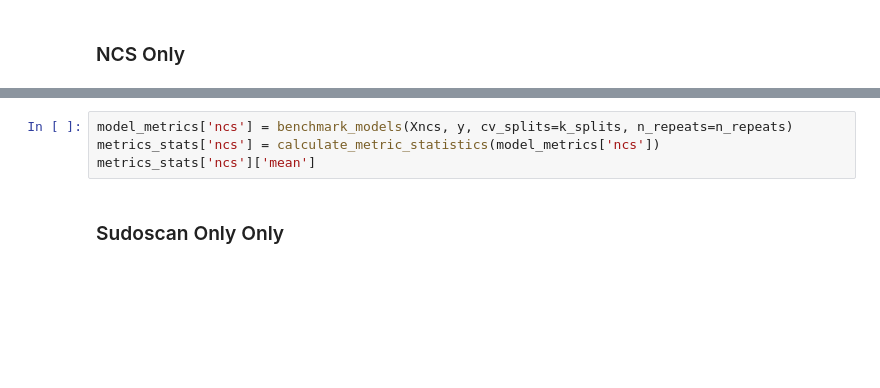
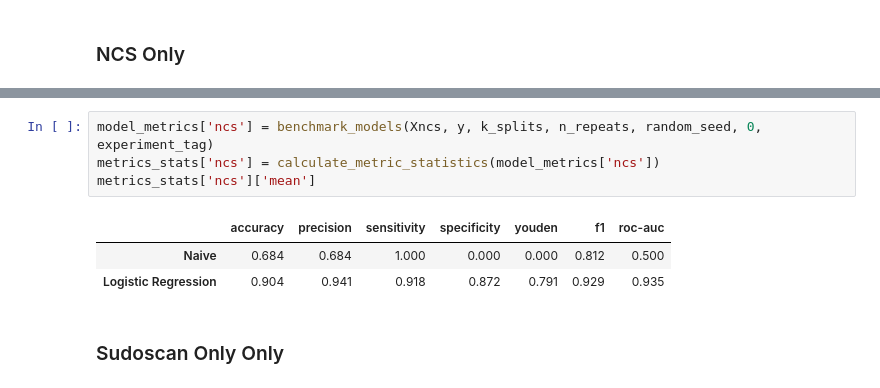
Before and after one commit to acbriza/dpn2026, a Jupyter notebook: module/feature_modeL_selection.ipynb, the cells around one changed output, grey strips where cells are left out. Saved outputs shown, nothing was run; the diff lists cells and outputs as text; blank space fills up the shorter version.

```diff
--- a/module/feature_modeL_selection.ipynb
+++ b/module/feature_modeL_selection.ipynb
@@ -486,7 +443,11 @@ Xncs.head(2)
 # %%
-model_metrics['ncs'] = benchmark_models(Xncs, y, cv_splits=k_splits, n_repeats=n_repeats)
+model_metrics['ncs'] = benchmark_models(Xncs, y, k_splits, n_repeats, random_seed, 0, experiment_tag)
 metrics_stats['ncs'] = calculate_metric_statistics(model_metrics['ncs'])
 metrics_stats['ncs']['mean']
+# %% [output]
+|  | accuracy | precision | sensitivity | specificity | youden | f1 | roc-auc |
+| Naive | 0.684 | 0.684 | 1.000 | 0.000 | 0.000 | 0.812 | 0.500 |
+| Logistic Regression | 0.904 | 0.941 | 0.918 | 0.872 | 0.791 | 0.929 | 0.935 |
 # %% [markdown]
 ### Sudoscan Only Only
 # %%
```
Also changed, not shown: parts of 34 cells of this notebook.
